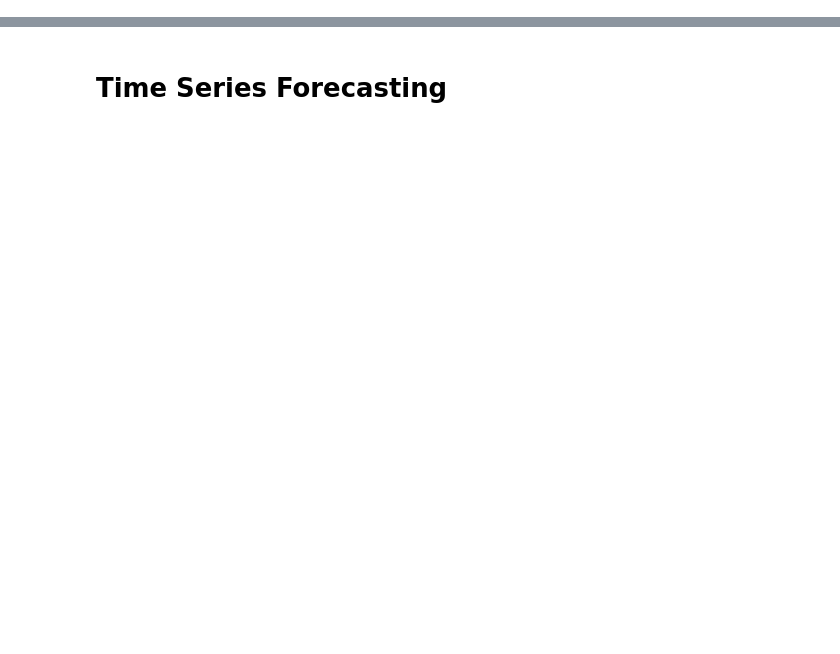
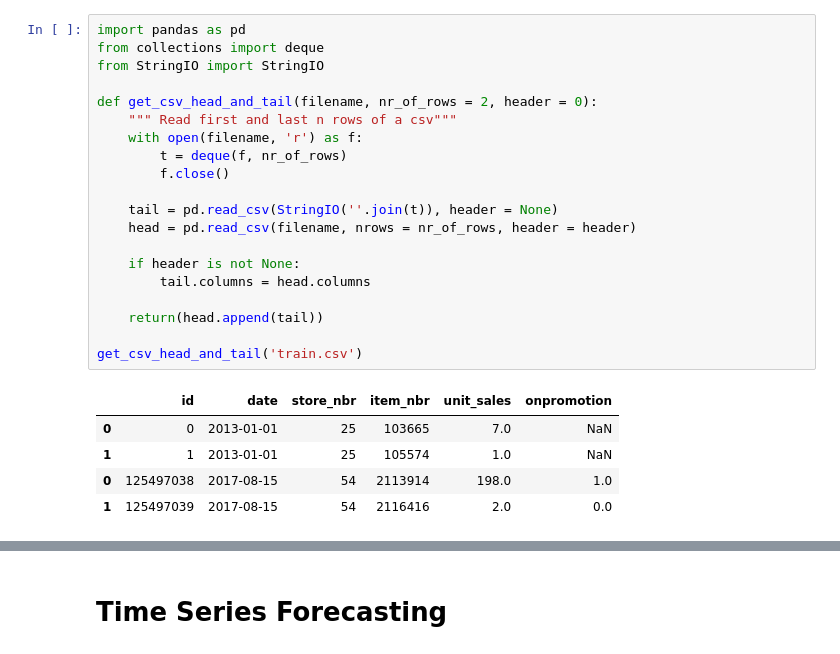
Before and after one commit to failure2communicate/Catalog_optimization, a Jupyter notebook: Time_series_forecasting.ipynb, the cells around one changed output, grey strips where cells are left out. Drawn from its saved outputs; the diff is of its cells as text; blank space fills up the shorter version.

```diff
--- a/Time_series_forecasting.ipynb
+++ b/Time_series_forecasting.ipynb
@@ -0,0 +24,26 @@
+# %%
+import pandas as pd
+from collections import deque
+from StringIO import StringIO
+
+def get_csv_head_and_tail(filename, nr_of_rows = 2, header = 0):
+    """ Read first and last n rows of a csv"""
+    with open(filename, 'r') as f:
+        t = deque(f, nr_of_rows)
+        f.close()
+
+    tail = pd.read_csv(StringIO(''.join(t)), header = None)
+    head = pd.read_csv(filename, nrows = nr_of_rows, header = header)
+
+    if header is not None:
+        tail.columns = head.columns
+
+    return(head.append(tail))
+
+get_csv_head_and_tail('train.csv')
+# %% [output]
+|  | id | date | store_nbr | item_nbr | unit_sales | onpromotion |
+| 0 | 0 | 2013-01-01 | 25 | 103665 | 7.0 | NaN |
+| 1 | 1 | 2013-01-01 | 25 | 105574 | 1.0 | NaN |
+| 0 | 125497038 | 2017-08-15 | 54 | 2113914 | 198.0 | 1.0 |
+| 1 | 125497039 | 2017-08-15 | 54 | 2116416 | 2.0 | 0.0 |
```
Also changed, not shown: parts of 20 cells of this notebook.
